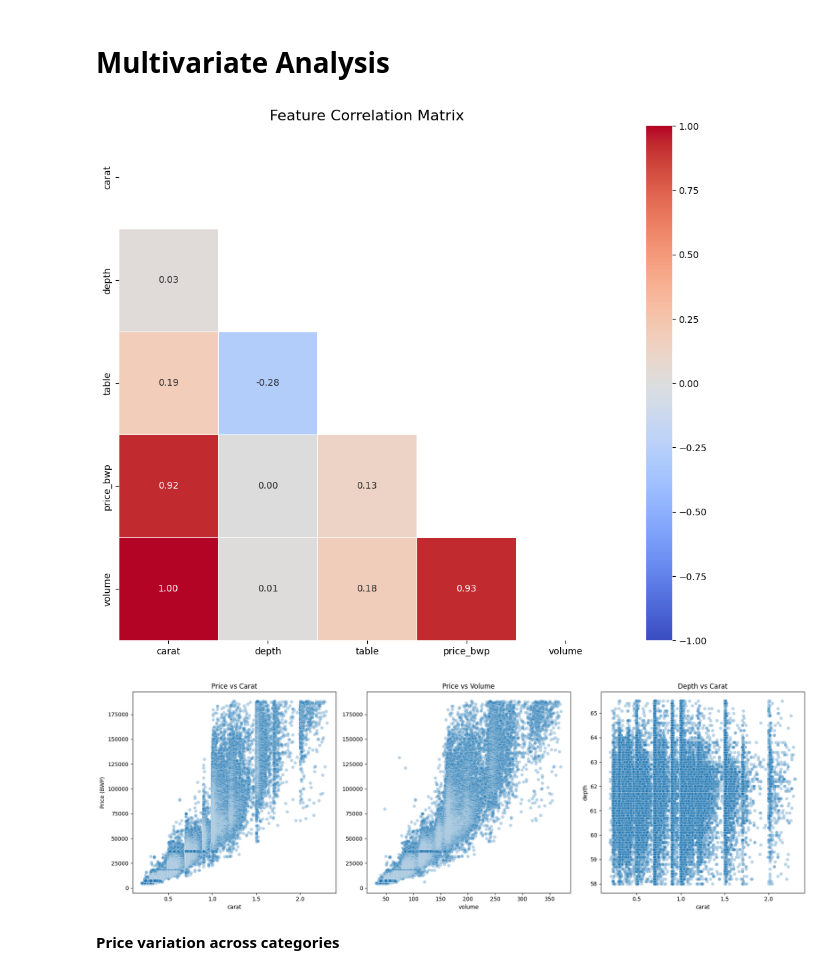
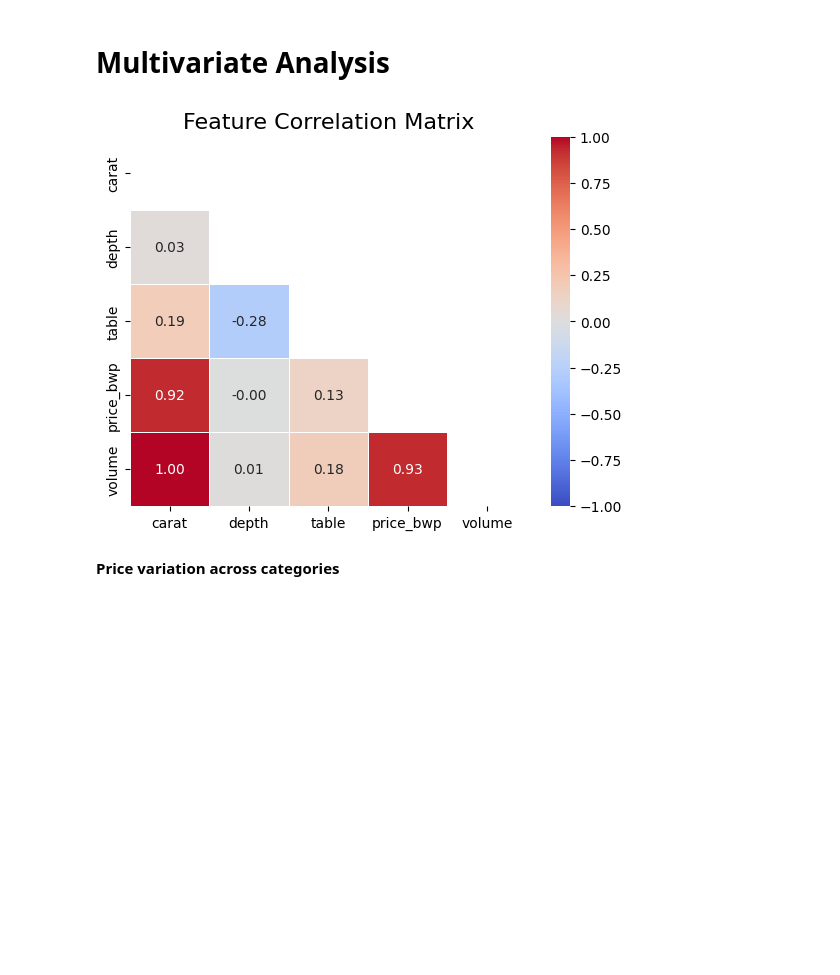
Before and after one commit to soot-bit/GemAI, a Jupyter notebook: notebooks/EDA.ipynb, the cells around one changed output. Cells and saved outputs as stored; diff of their text form; code cells hidden in the pictures; blank space fills up the shorter version.

```diff
--- a/notebooks/EDA.ipynb
+++ b/notebooks/EDA.ipynb
@@ -13,8 +12,8 @@ from scipy import stats
 # %% [markdown]
 ## Loading and Preprocessing
 # %%
-nb_dir = Path().resolve()
-data_dir = nb_dir / 'Data' / 'diamonds.csv'
+data_dir = get_path("Data/diamonds.csv")
 df = pd.read_csv(data_dir).drop(columns='Unnamed: 0')
+print(df.dtypes)
 df
 # %% [output]
@@ -35,18 +45,12 @@ df
 def preprocess_data(df, exchange_rate=13.5):
     """
     Preprocess the diamond DataFrame with the following steps:
-    - Convert:  price, USD to BWP (Botswana Pula)
-                float32 for memory efficiency
+    - Convert:  price [ USD -> BWP]
+                float32
                 categorical columns to category dtype
     - add 'volume' feature from the dimensions x, y, z
-
-    - display summary info and memory usage
-
-    Args:
-        df
     """
 
-    # Convertion price and dtypes to Botswana Pula (BWP)
     df['price_bwp'] = (df['price'] * exchange_rate).round(2)
 
     numeric_cols = ['carat', 'depth', 'table', 'x', 'y', 'z', 'price']
@@ -93,8 +97,3 @@ Data columns (total 8 columns):
 
 1. remove 0 volume this doesnt make sense
 2. outliers
-# %%
-print("number of null volumes==0")
-print(int((df_processed["volume"] == 0).sum()))
-numeric_cols = list(df_processed.select_dtypes(include='number').columns)
-df_filtered = df_processed[~(df_processed["volume"] == 0)]
@@ -104,3 +100,5 @@ number of null volumes==0
+# %%
+df_filtered = df_processed[df_processed['volume'] != 0]
 # %% [markdown]
 lets look at the outlier if any
 # %%
@@ -161,33 +165,15 @@ plt.show()
 # %%
 # Correlation matrix
 corr = df_clean.corr(numeric_only=True)
 mask = np.triu(np.ones_like(corr, dtype=bool))
 
-plt.figure(figsize=(12, 10))
+
 sns.heatmap(corr, mask=mask, annot=True, fmt=".2f", cmap='coolwarm',
             vmin=-1, vmax=1, linewidths=0.5)
 plt.title('Feature Correlation Matrix', fontsize=16)
 plt.show()
-
-# Scatter plots of key relationships
-fig, axes = plt.subplots(1, 3, figsize=(18, 6))
-
-sns.scatterplot(x='carat', y='price_bwp', data=df_clean, alpha=0.3, ax=axes[0])
-axes[0].set_title('Price vs Carat')
-axes[0].set_ylabel('Price (BWP)')
-
-sns.scatterplot(x='volume', y='price_bwp', data=df_clean, alpha=0.3, ax=axes[1])
-axes[1].set_title('Price vs Volume')
-axes[1].set_ylabel('')
-
-sns.scatterplot(x='carat', y='depth', data=df_clean, alpha=0.3, ax=axes[2])
-axes[2].set_title('Depth vs Carat')
-
-plt.tight_layout()
-plt.show()
 # %% [output]
-[figure, old version]
+[figure, new version]
-[figure, removed]
 # %% [markdown]
 **Price variation across categories**
 # %%
```
Also changed, not shown: parts of 20 cells of this notebook, 29 other files.
